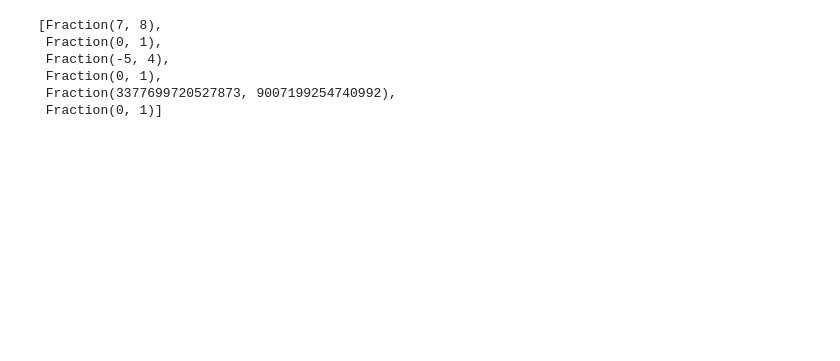
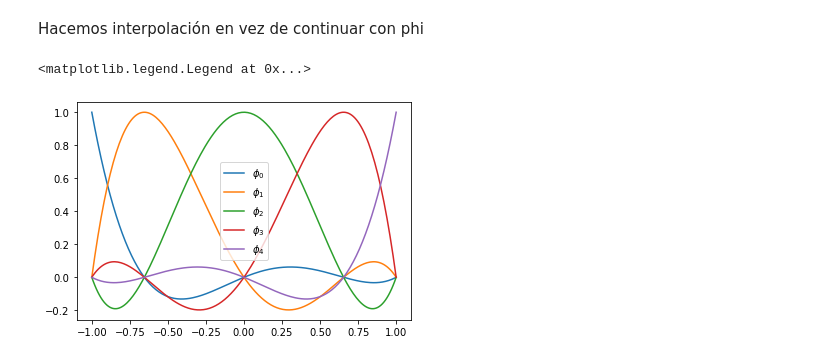
Before and after one commit to D-marina/spectraLib, a Jupyter notebook: Ordenada.ipynb, the cells around one changed output. Saved outputs shown, nothing was run; the diff lists cells and outputs as text; code cells hidden in the pictures; blank space fills up the shorter version.

```diff
--- a/Ordenada.ipynb
+++ b/Ordenada.ipynb
@@ -94,13 +76,34 @@ SyntaxError: invalid syntax (<ipython-input-19-191275b3057e>, line 12)
-# %%
-from fractions import Fraction
-
-num,den=sp.fraction(phi1(x))
-aux=sp.Poly(num,x).all_coeffs()
-[Fraction.from_float(float(i)) for i in aux]
-# %% [output]
-[Fraction(7, 8),
- Fraction(0, 1),
- Fraction(-5, 4),
- Fraction(0, 1),
- Fraction(3377699720527873, 9007199254740992),
- Fraction(0, 1)]
+# %% [markdown]
+Hacemos interpolación en vez de continuar con phi
+# %%
+N=4
+x = sp.symbols('x')
+Ln = lambda x:chop(legendre(4))(x)
+Lnp= lambda x:chop(legendre(4)).deriv()(x)
+xvals = chop(Lobato(N,-1,1).getNodes())
+
+phi0=lambda x:lagrange(xvals,[1,0,0,0,0])(x)
+difphi0=lambda x: lagrange(xvals,[1,0,0,0,0]).deriv()(x)
+
+phi1=lambda x:lagrange(xvals,[0,1,0,0,0])(x)
+difphi1=lambda x: lagrange(xvals,[0,1,0,0,0]).deriv()(x)
+
+phi2=lambda x:lagrange(xvals,[0,0,1,0,0])(x)
+difphi2=lambda x: lagrange(xvals,[0,0,1,0,0]).deriv()(x)
+
+phi3=lambda x:lagrange(xvals,[0,0,0,1,0])(x)
+difphi3=lambda x: lagrange(xvals,[0,0,0,1,0]).deriv()(x)
+
+phi4=lambda x:lagrange(xvals,[0,0,0,0,1])(x)
+difphi4=lambda x: lagrange(xvals,[0,0,0,0,1]).deriv()(x)
+
+xval=np.linspace(-1,1,200)
+plt.plot(xval,phi0(xval),label="$\phi_0$")
+plt.plot(xval,phi1(xval),label="$\phi_1$")
+plt.plot(xval,phi2(xval),label="$\phi_2$")
+plt.plot(xval,phi3(xval),label="$\phi_3$")
+plt.plot(xval,phi4(xval),label="$\phi_4$")
+plt.legend()
+# %% [output]
+<matplotlib.legend.Legend at 0x...>
+[figure, added]
```
Also changed, not shown: parts of 28 cells of this notebook.
